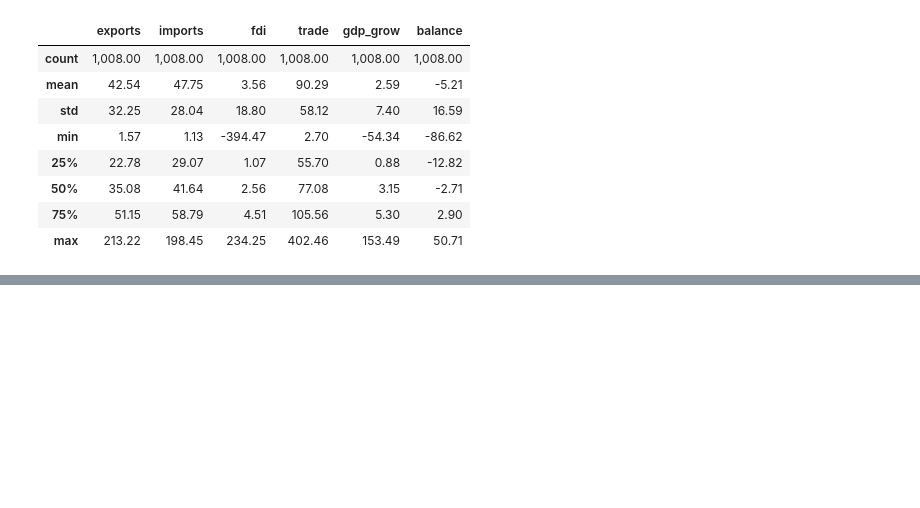
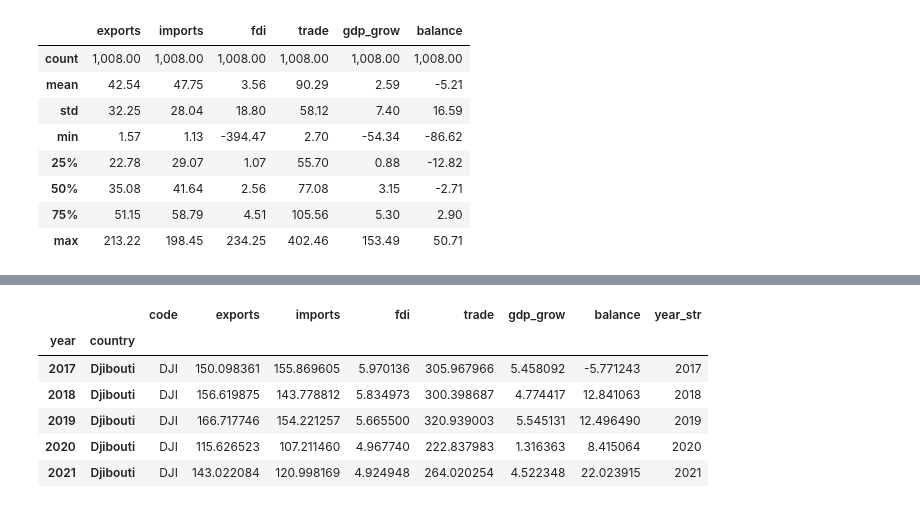
Before and after one commit to DJohanTwT/DataV24, a Jupyter notebook: C2_Clase_5_Dataframe.ipynb, the cells around one changed output, grey strips where cells are left out. Drawn from its saved outputs; the diff is of its cells as text; code cells hidden in the pictures; blank space fills up the shorter version.

```diff
--- a/C2_Clase_5_Dataframe.ipynb
+++ b/C2_Clase_5_Dataframe.ipynb
@@ -292,0 +308,11 @@ d2.describe().apply(lambda s: s.apply('{:,.2f}'.format)) #with a coma.
+# %%
+# another way
+d2[d2['exports'] >= 100].head() #paises con exportaciones mayores a 100%
+# %% [output]
+|  |  | code | exports | imports | fdi | trade | gdp_grow | balance | year_str |
+| year | country |  |  |  |  |  |  |  |  |
+| 2017 | Djibouti | DJI | 150.098361 | 155.869605 | 5.970136 | 305.967966 | 5.458092 | -5.771243 | 2017 |
+| 2018 | Djibouti | DJI | 156.619875 | 143.778812 | 5.834973 | 300.398687 | 4.774417 | 12.841063 | 2018 |
+| 2019 | Djibouti | DJI | 166.717746 | 154.221257 | 5.665500 | 320.939003 | 5.545131 | 12.496490 | 2019 |
+| 2020 | Djibouti | DJI | 115.626523 | 107.211460 | 4.967740 | 222.837983 | 1.316363 | 8.415064 | 2020 |
+| 2021 | Djibouti | DJI | 143.022084 | 120.998169 | 4.924948 | 264.020254 | 4.522348 | 22.023915 | 2021 |
```
Also changed, not shown: parts of 23 cells of this notebook.
